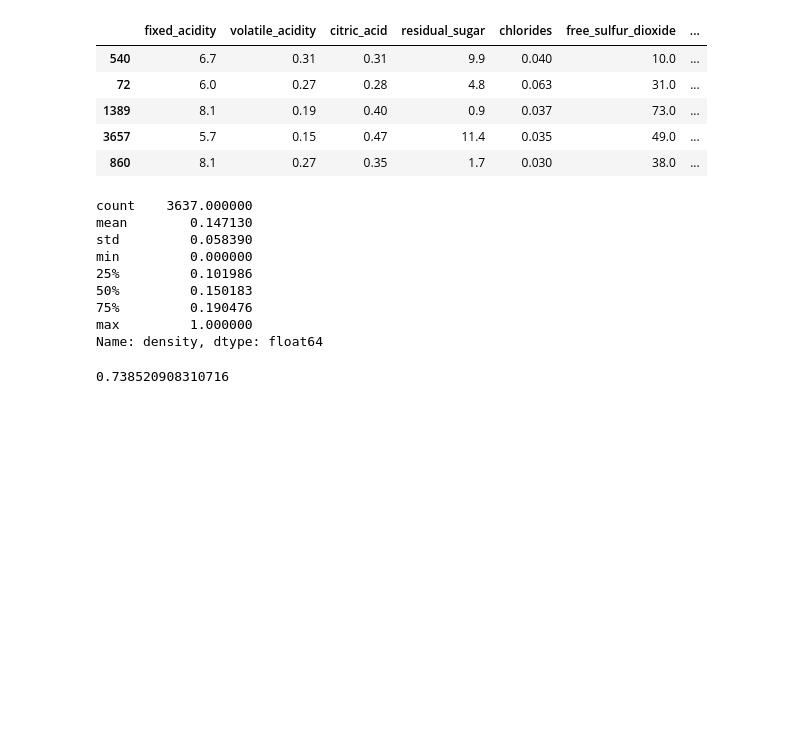
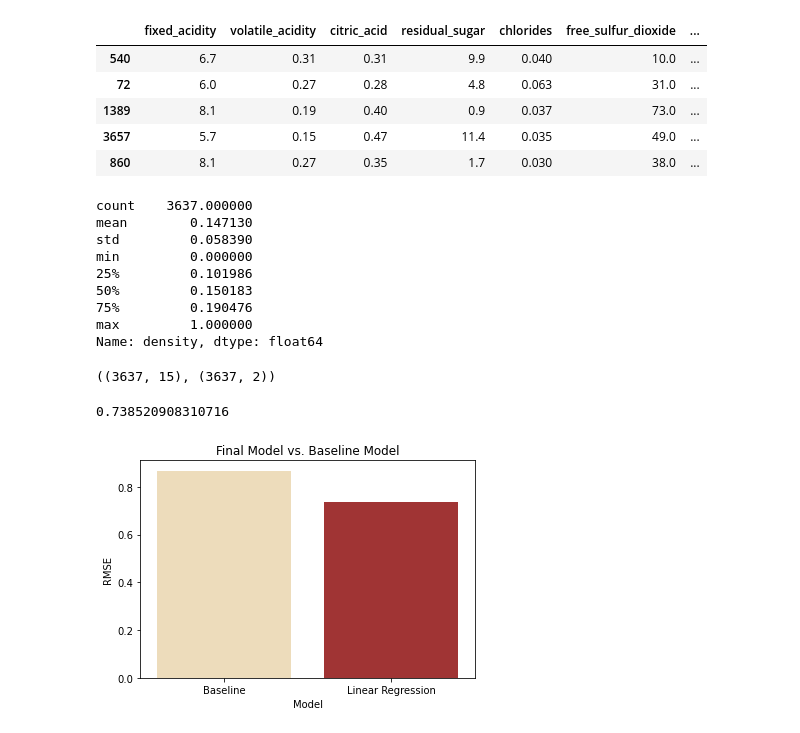
Before and after one commit to richiepmeyer/wine_quality, a Jupyter notebook: scratch_rm.ipynb, the cells around one changed output. Drawn from its saved outputs; the diff is of its cells as text; code cells hidden in the pictures; blank space fills up the shorter version.

```diff
--- a/scratch_rm.ipynb
+++ b/scratch_rm.ipynb
@@ -240,4 +240,4 @@ def run_models(X_train,X_val,X_test,y_train,y_val,target):
 
     return pd.DataFrame({'model':mod,'rmse_train':rmse,'rmse_val':rmse_val}) # Create df out of listsb
 # %%
-run_models(X_train_s,X_val_s,X_test_s,y_train,y_val,'quality')
+initial_models = run_models(X_train_s,X_val_s,X_test_s,y_train,y_val,'quality')
@@ -469,12 +454,27 @@ min         0.000000
 75%         0.190476
 max         1.000000
 Name: density, dtype: float64
+# %%
+X_train_s.shape,y_train.shape
+# %% [output]
+((3637, 15), (3637, 2))
 # %%
-
+def test_model():
     lm = LinearRegression()
-    lm.fit(X_train_s,y_train)
+    lm.fit(X_train_s,y_train['quality'])
     preds = lm.predict(X_test_s)
+    return explore.calc_rmse(y_test['quality'],preds)
 # %%
 explore.calc_rmse(y_test,preds)
 # %% [output]
 0.738520908310716
+# %%
+def final_
+    test_rmse = test_model()
+    baseline_rmse = initial_models[initial_models.model=='baseline']['rmse_train'][0]
+    final = pd.DataFrame({'Model':['Baseline','Linear Regression'],'RMSE':[baseline_rmse,test_rmse]})
+    sns.barplot(data=final,x='Model',y='RMSE',palette=['wheat','firebrick'])
+    plt.title('Final Model vs. Baseline Model')
+    plt.show()
+# %% [output]
+[figure, added]
```
Also changed, not shown: parts of 1 cell of this notebook, 1 other file.
